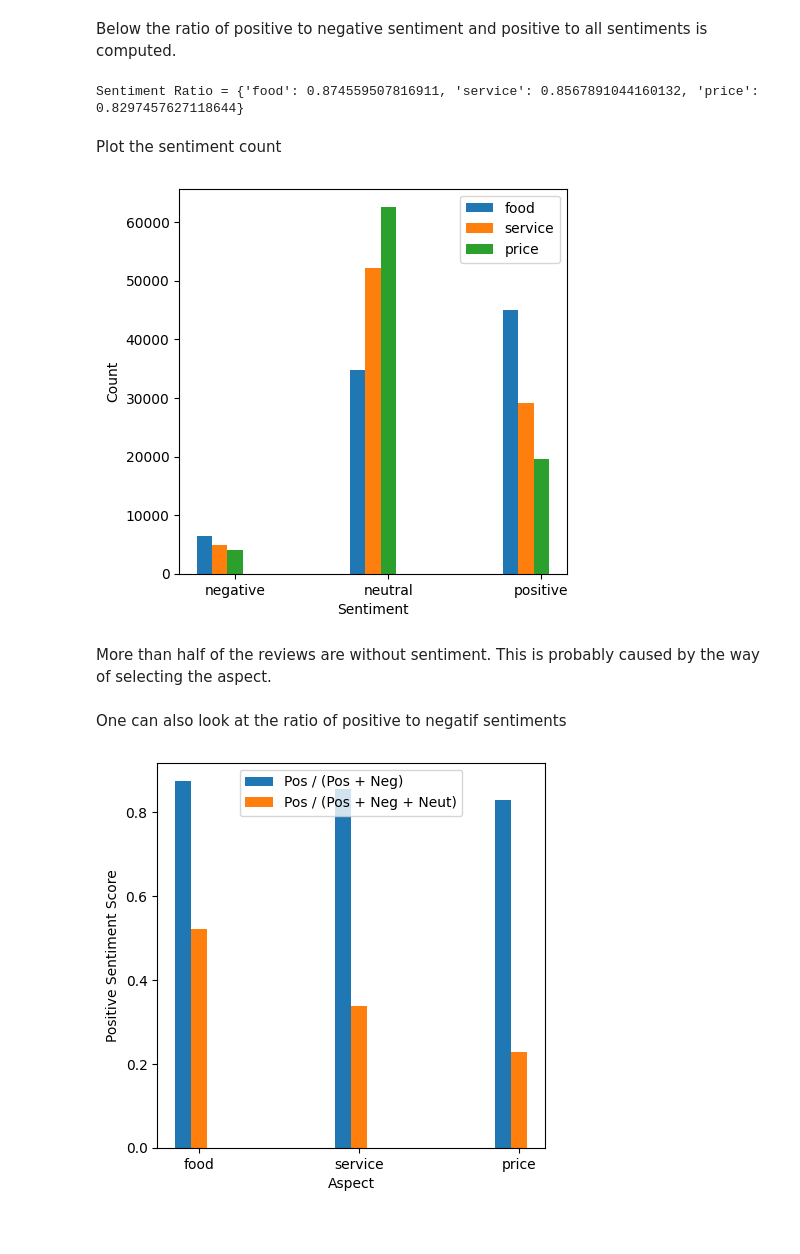
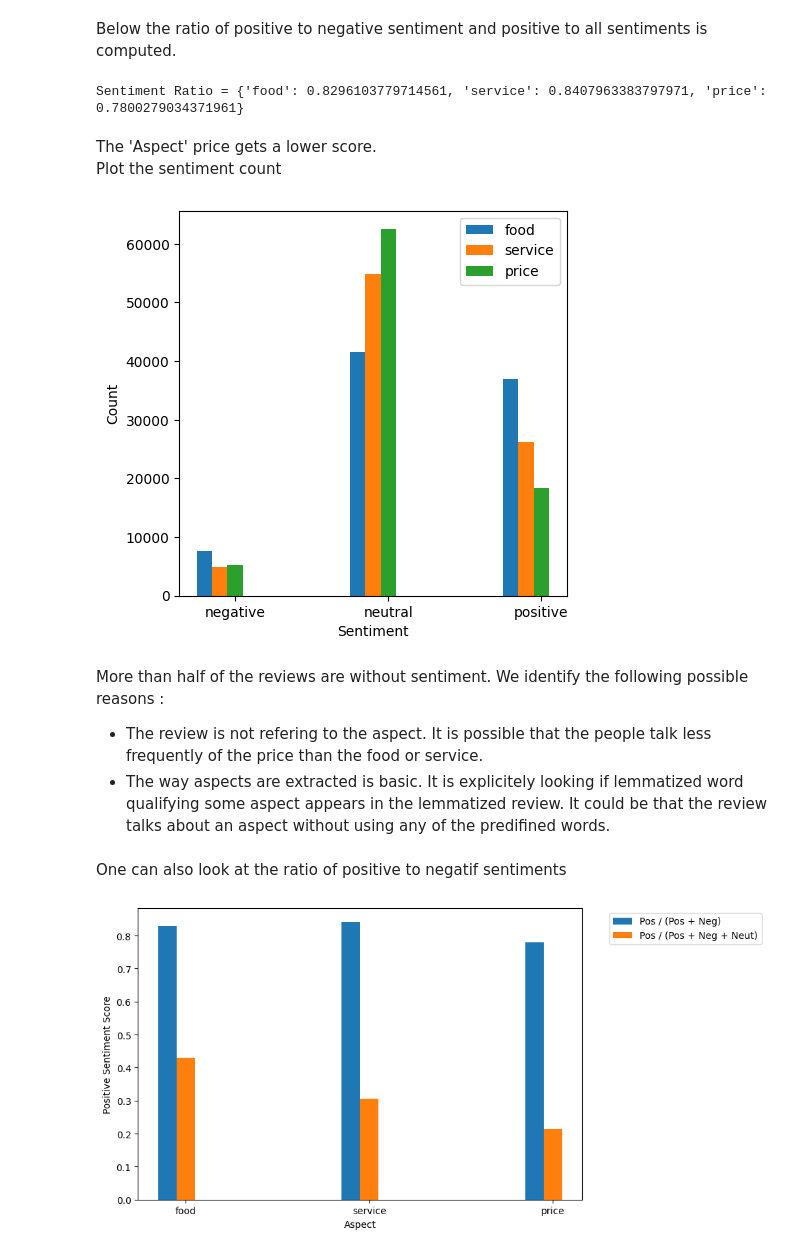
Before and after one commit to Kamiryu/nlp-customer-review-analysis, a Jupyter notebook: task_2_kyril_sentiment.ipynb, the cells around one changed output. Saved outputs shown, nothing was run; the diff lists cells and outputs as text; code cells hidden in the pictures.

```diff
--- a/task_2_kyril_sentiment.ipynb
+++ b/task_2_kyril_sentiment.ipynb
@@ -148,8 +150,14 @@ wnl.lemmatize('days')
 aspects_keywords = {
     "food": ["food", "dish", "meal", "taste", "flavor"],
     "service": ["service", "staff", "waiter", "waitress"],
-    "price":["cost","fee","rate","price","fare","value","expense"]
+    "price":["cost","fee","rate","price","fare","value","expense","cheap","expensive"]
 }
+# Lemmatize
+for key, item in aspects_keywords.items():
+    aspects_keywords[key] = [lemmatize_string(it) for it in item]
+# %%
+# We also lematize all the reviews This might run for a while
+df_data_res['text_lem'] = df_data_res['text'].apply(lemmatize_string)
 # %% [markdown]
 First we split the review in n reviews (n being the number of aspects. For example food and service). Notice some parts of the reviews can overlap. It is not a problem. <br>
 This is done with the util function `extract_aspect_sentences(review, aspects_keywords)`. It first divides the review in sentences. This is simalar to tokenization, but where the tokens are sentences. The word of the sentence are lemnatized. Finally, for each of those sentences, if one of the aspect keyword appears, the sentence is extracted and appended to a sub-review of that aspect. This is done for all the aspects giving us a dictionary of aspect :: sub-review.
@@ -179,7 +193,7 @@ for key in aspects_keywords:
 
 # Iterate all reviews in ['text'] column of the DataFrame
 for index, row in df_data_res.iterrows():
-    aspect_score = analyze_aspects(row['text'], aspects_keywords)
+    aspect_score = analyze_aspects(row['text_lem'], aspects_keywords)
     for key in aspects_keywords:
         score[key].append(aspect_score[key])
 
@@ -204,9 +218,10 @@ for key in score:
 
 print('Sentiment Ratio = {}'.format(sentiment_ratio))
 # %% [output]
-Sentiment Ratio = {'food': 0.874559507816911, 'service': 0.8567891044160132, 'price': 0.8297457627118644}
+Sentiment Ratio = {'food': 0.8296103779714561, 'service': 0.8407963383797971, 'price': 0.7800279034371961}
-# %% [markdown]
-Plot the sentiment count
+# %% [markdown]
+The 'Aspect' price gets a lower score. <br>
+Plot the sentiment count
 # %%
 plt.figure(figsize=(5,5))
 shift = 0
@@ -220,21 +235,24 @@ for key in score:
     plt.legend(loc='best')
 plt.show()
 # %% [output]
-[figure, old version]
+[figure, new version]
-# %% [markdown]
-More than half of the reviews are without sentiment. This is probably caused by the way of selecting the aspect.
+# %% [markdown]
+More than half of the reviews are without sentiment. We identify the following possible reasons :
+- The review is not refering to the aspect. It is possible that the people talk less frequently of the price than the food or service.
+- The way aspects are extracted is basic. It is explicitely looking if lemmatized word qualifying some aspect appears in the lemmatized review. It could be that the review talks about an aspect without using any of the predifined words.
 # %% [markdown]
 One can also look at the ratio of positive to negatif sentiments
 # %%
-plt.figure(figsize=(5,5))
+plt.figure(figsize=(10,5))
 
 aspect = list(sentiment_ratio.keys())
 
 plt.bar(np.arange(len(aspect)), list(sentiment_ratio.values()), tick_label=aspect, width=0.1, label='Pos / (Pos + Neg)')
 plt.bar(np.arange(len(aspect))+0.1, list(sentiment_ratio_all.values()), tick_label=aspect, width=0.1, label='Pos / (Pos + Neg + Neut)')
 plt.xlabel('Aspect')
 plt.ylabel('Positive Sentiment Score')
-plt.legend(loc='upper center')
+plt.legend(bbox_to_anchor=(1.05, 1.0), loc='upper left')
+plt.tight_layout()
 plt.show()
 # %% [output]
-[figure, old version]
+[figure, new version]
```
Also changed, not shown: parts of 8 cells of this notebook, 1 other file.
